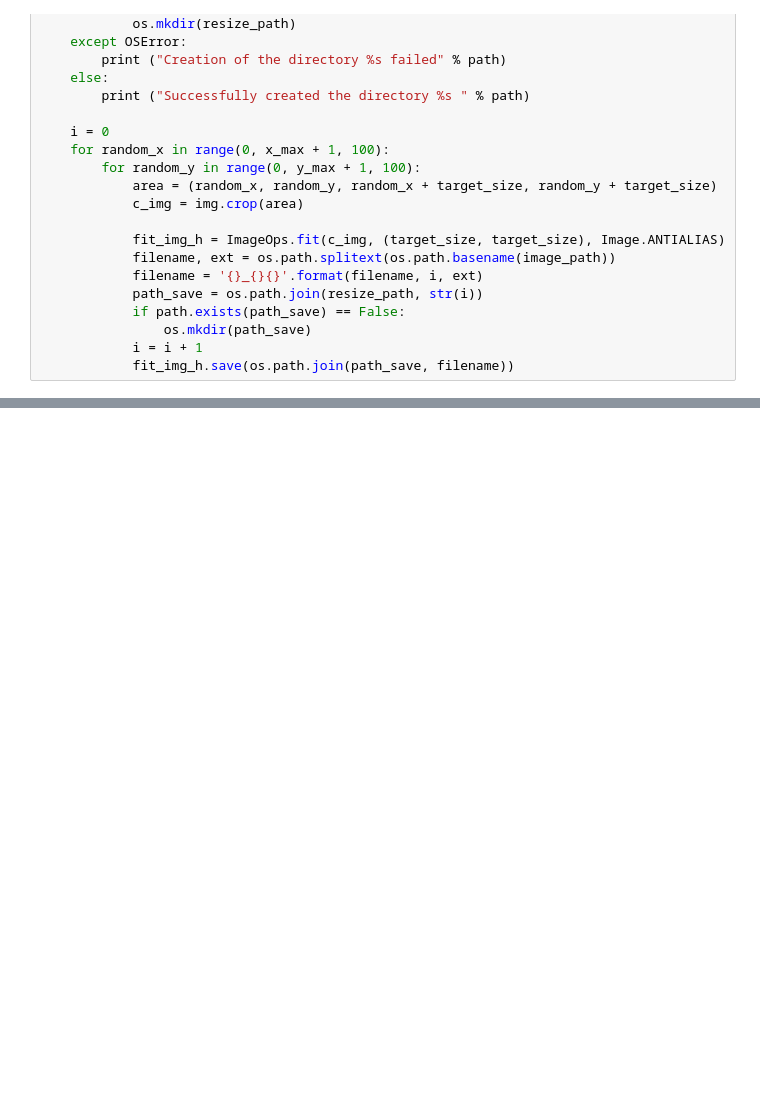
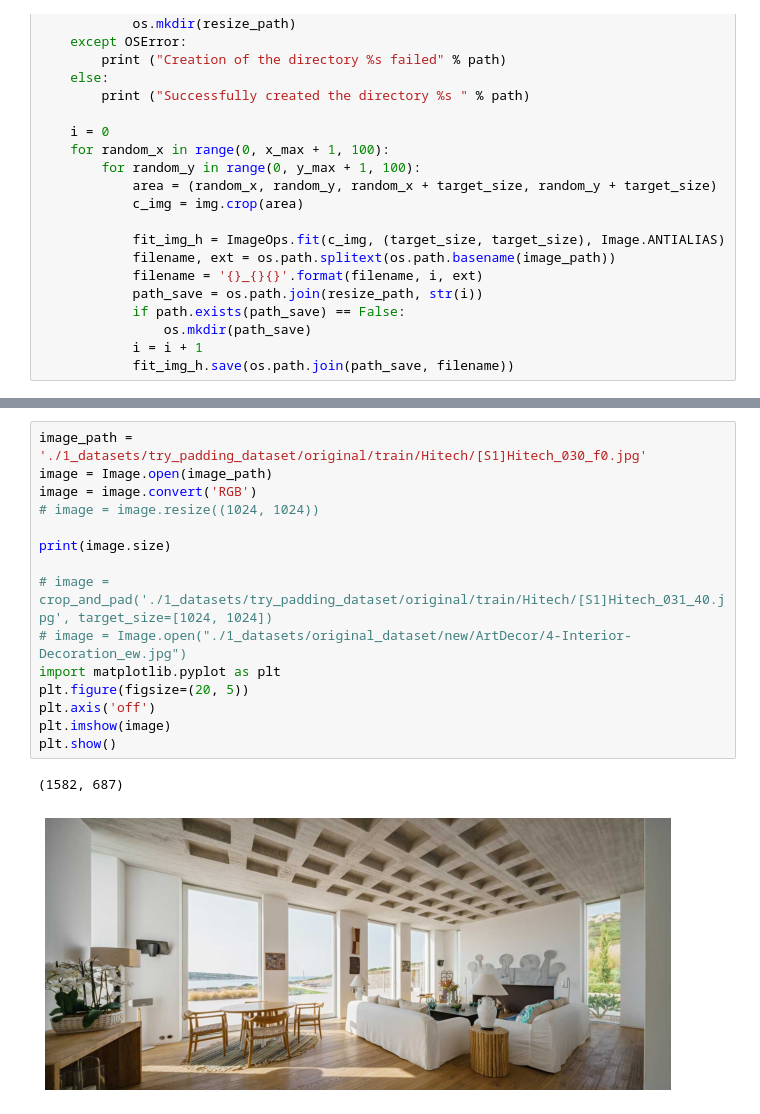
Before and after one commit to tranminhhieulkqn/Interior-Design, a Jupyter notebook: 8. Testing with Processing data [padding image].ipynb, the cells around one changed output, grey strips where cells are left out. Saved outputs shown, nothing was run; the diff lists cells and outputs as text; blank space fills up the shorter version.

Commit message:
Upload result try test padding on dataset.

```diff
--- a/8. Testing with Processing data [padding image].ipynb
+++ b/8. Testing with Processing data [padding image].ipynb
@@ -197,3 +197,21 @@ Successfully created the directory <module 'ntpath' from 'c:\\users\\tranm\\appd
 Successfully created the directory <module 'ntpath' from 'c:\\users\\tranm\\appdata\\local\\programs\\python\\python38\\lib\\ntpath.py'>
 Successfully created the directory <module 'ntpath' from 'c:\\users\\tranm\\appdata\\local\\programs\\python\\python38\\lib\\ntpath.py'>
 Successfully created the directory <module 'ntpath' from 'c:\\users\\tranm\\appdata\\local\\programs\\python\\python38\\lib\\ntpath.py'>
+# %%
+image_path = './1_datasets/try_padding_dataset/original/train/Hitech/[S1]Hitech_030_f0.jpg'
+image = Image.open(image_path)
+image = image.convert('RGB')
+# image = image.resize((1024, 1024))
+
+print(image.size)
+
+# image = crop_and_pad('./1_datasets/try_padding_dataset/original/train/Hitech/[S1]Hitech_031_40.jpg', target_size=[1024, 1024])
+# image = Image.open("./1_datasets/original_dataset/new/ArtDecor/4-Interior-Decoration_ew.jpg")
+import matplotlib.pyplot as plt
+plt.figure(figsize=(20, 5))
+plt.axis('off')
+plt.imshow(image)
+plt.show()
+# %% [output]
+(1582, 687)
+[figure, added]
```
Also changed, not shown: parts of 14 cells of this notebook, 42 other files.
